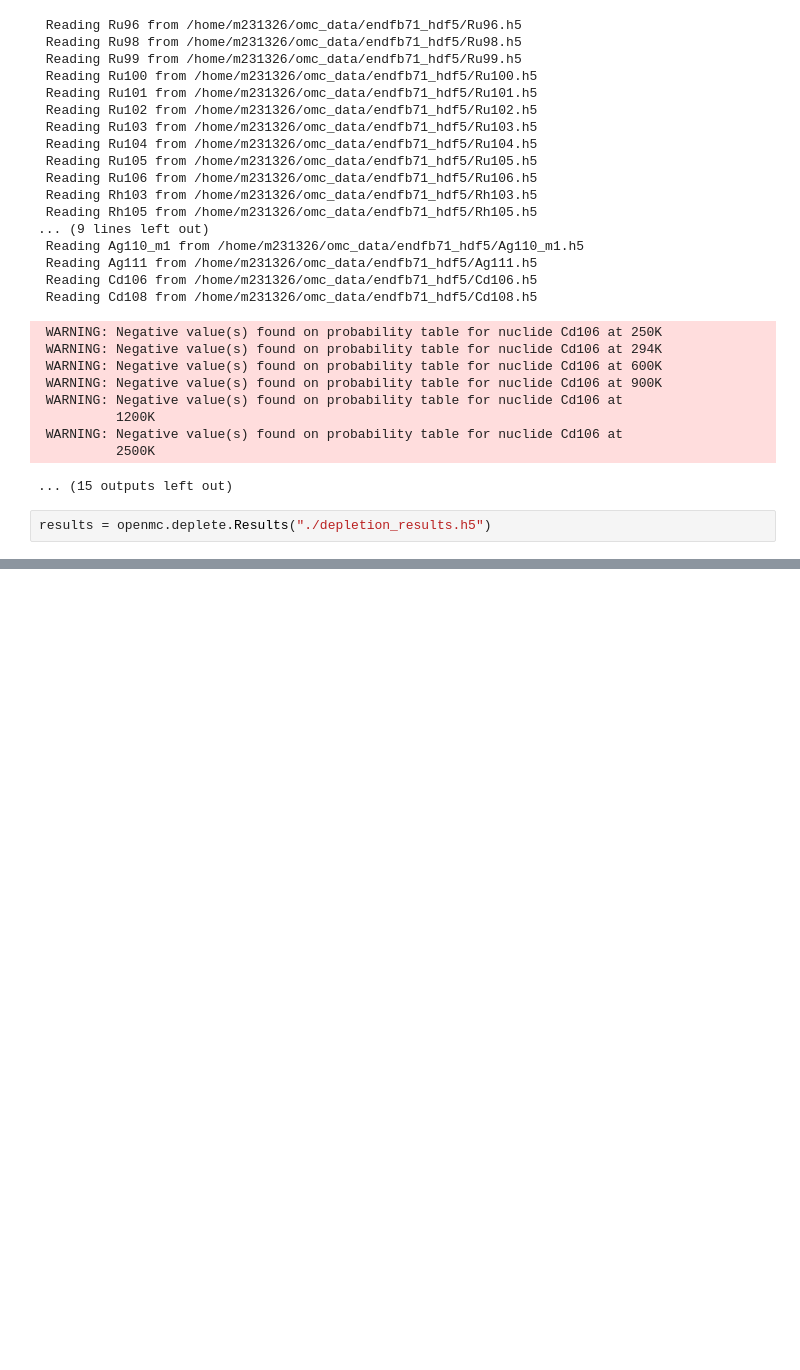
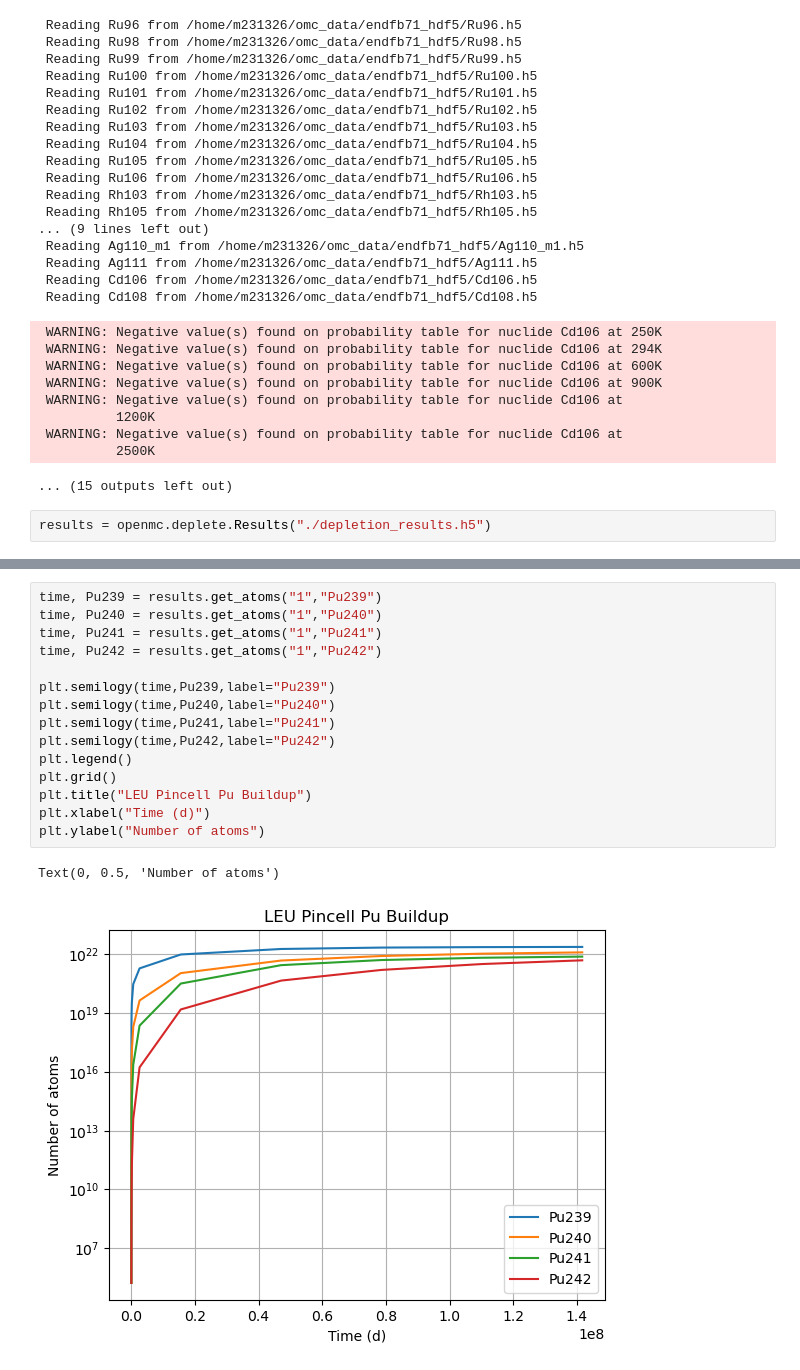
Before and after one commit to Toshi-23/Proliferation_Research, a Jupyter notebook: Practice Sandbox/Practice_burnup/practice_burnup_pincell.ipynb, the cells around one changed output, grey strips where cells are left out. Drawn from its saved outputs; the diff is of its cells as text; blank space fills up the shorter version.

```diff
--- a/Practice Sandbox/Practice_burnup/practice_burnup_pincell.ipynb
+++ b/Practice Sandbox/Practice_burnup/practice_burnup_pincell.ipynb
@@ -272,0 +281,18 @@ time /= (24*3600)
+# %%
+time, Pu239 = results.get_atoms("1","Pu239")
+time, Pu240 = results.get_atoms("1","Pu240")
+time, Pu241 = results.get_atoms("1","Pu241")
+time, Pu242 = results.get_atoms("1","Pu242")
+
+plt.semilogy(time,Pu239,label="Pu239")
+plt.semilogy(time,Pu240,label="Pu240")
+plt.semilogy(time,Pu241,label="Pu241")
+plt.semilogy(time,Pu242,label="Pu242")
+plt.legend()
+plt.grid()
+plt.title("LEU Pincell Pu Buildup")
+plt.xlabel("Time (d)")
+plt.ylabel("Number of atoms")
+# %% [output]
+Text(0, 0.5, 'Number of atoms')
+[figure, added]
```
Also changed, not shown: parts of 3 cells of this notebook, 14 other files.
